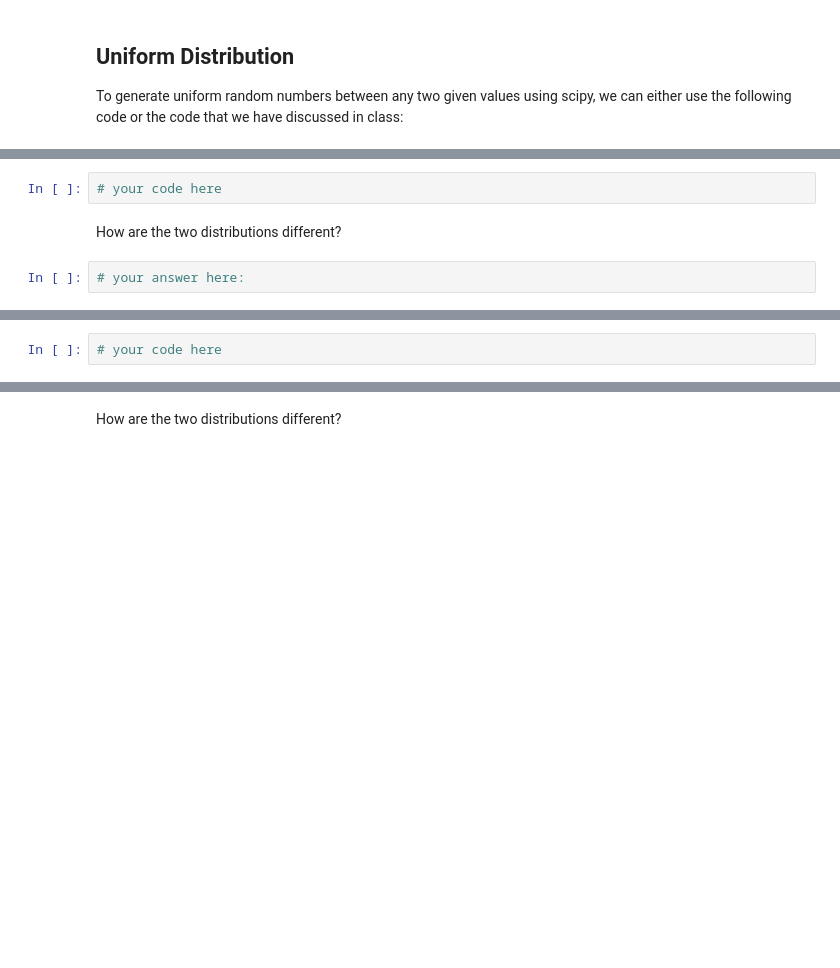
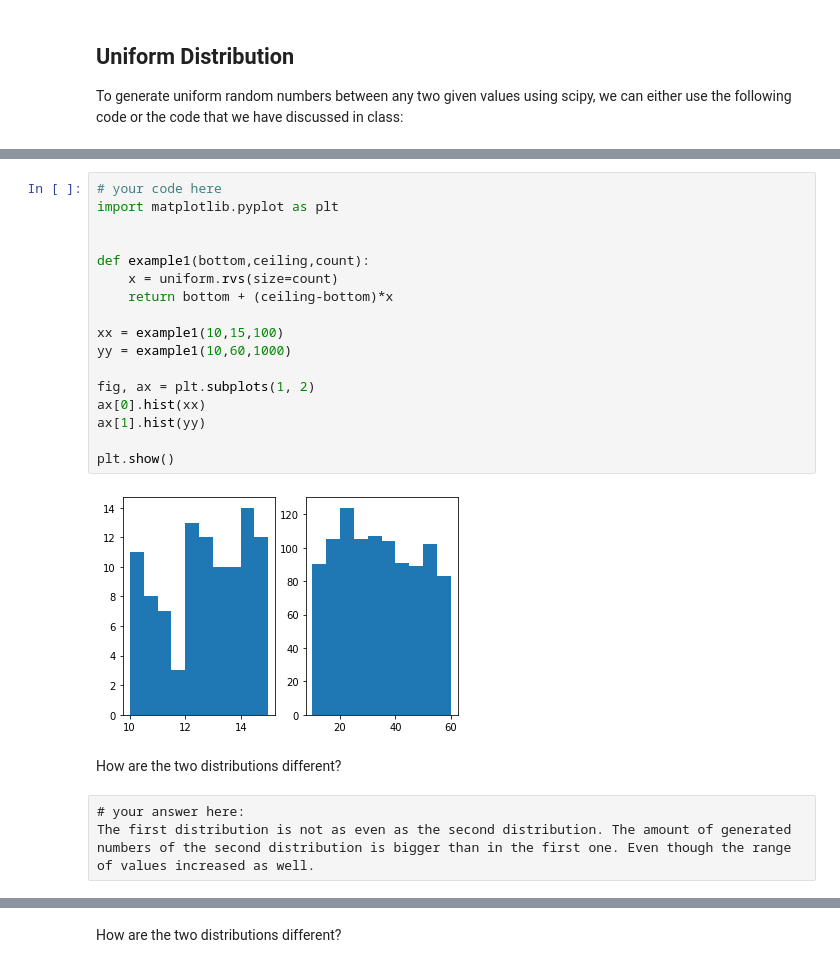
Before and after one commit to ta-data-lis/lab-probability-distributions, a Jupyter notebook: your-code/continuous.ipynb, the cells around one changed output, grey strips where cells are left out. Drawn from its saved outputs; the diff is of its cells as text; blank space fills up the shorter version.

```diff
--- a/your-code/continuous.ipynb
+++ b/your-code/continuous.ipynb
@@ -42,12 +53,30 @@ print(randoms)
 Your output should look like below:
 
 ![uniform distribution](ud.png)
-# %%
-# your code here
+# %%
+# your code here
+import matplotlib.pyplot as plt
+
+
+def example1(bottom,ceiling,count):
+    x = uniform.rvs(size=count)
+    return bottom + (ceiling-bottom)*x
+
+xx = example1(10,15,100)
+yy = example1(10,60,1000)
+
+fig, ax = plt.subplots(1, 2)
+ax[0].hist(xx)
+ax[1].hist(yy)
+
+plt.show()
+# %% [output]
+[figure, added]
 # %% [markdown]
 How are the two distributions different?
-# %%
-# your answer here:
+# %% [raw]
+# your answer here:
+The first distribution is not as even as the second distribution. The amount of generated numbers of the second distribution is bigger than in the first one. Even though the range of values increased as well.
 # %% [markdown]
 ## Normal Distribution
 
@@ -59,5 +88,3 @@ How are the two distributions different?
 Expected output:
 
 ![normal distribution](nd.png)
-# %%
-# your code here
```
Also changed, not shown: parts of 21 cells of this notebook.
